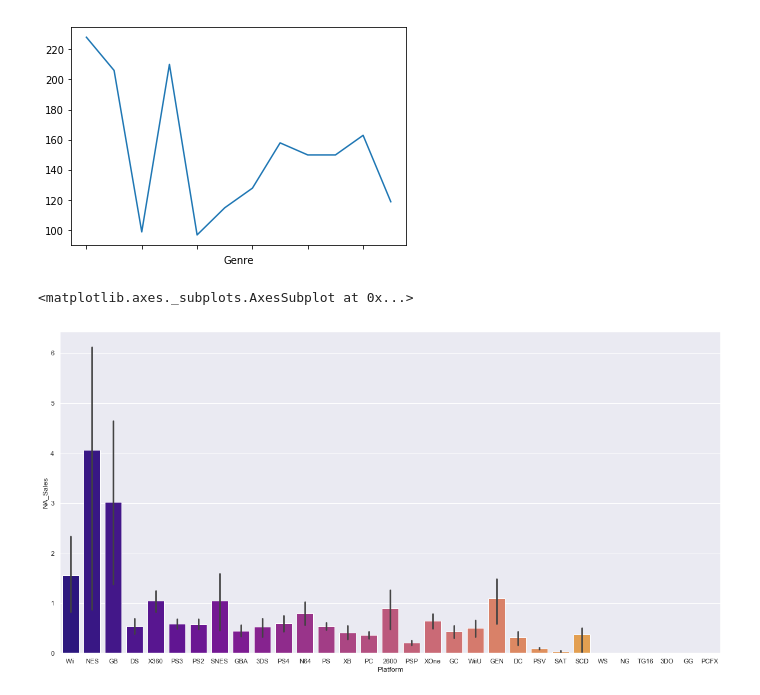
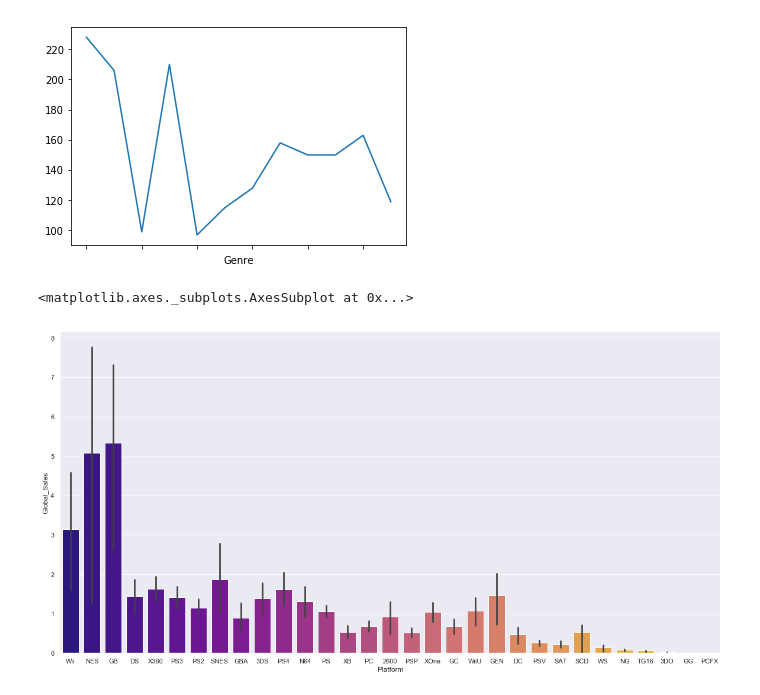
Before and after one commit to cmagapu/Exploratory-Data-Analysis, a Jupyter notebook: Avi's Version.ipynb, the cells around one changed output. Cells and saved outputs as stored; diff of their text form; code cells hidden in the pictures.

```diff
--- a/Avi's Version.ipynb
+++ b/Avi's Version.ipynb
@@ -258,8 +264,8 @@ types = df.groupby('Genre')['Publisher'].nunique().plot()
 # %%
 #platform v NA Sales
 sb.set(rc={'figure.figsize':(20,10)})
-sb.barplot(x ='Platform', y ='NA_Sales', data = df,
+sb.barplot(x ='Platform', y ='Global_Sales', data = df,
            palette ='plasma', estimator = np.std)
 # %% [output]
 <matplotlib.axes._subplots.AxesSubplot at 0x...>
-[figure, old version]
+[figure, new version]
```
Also changed, not shown: parts of 37 cells of this notebook, 2 other files.
